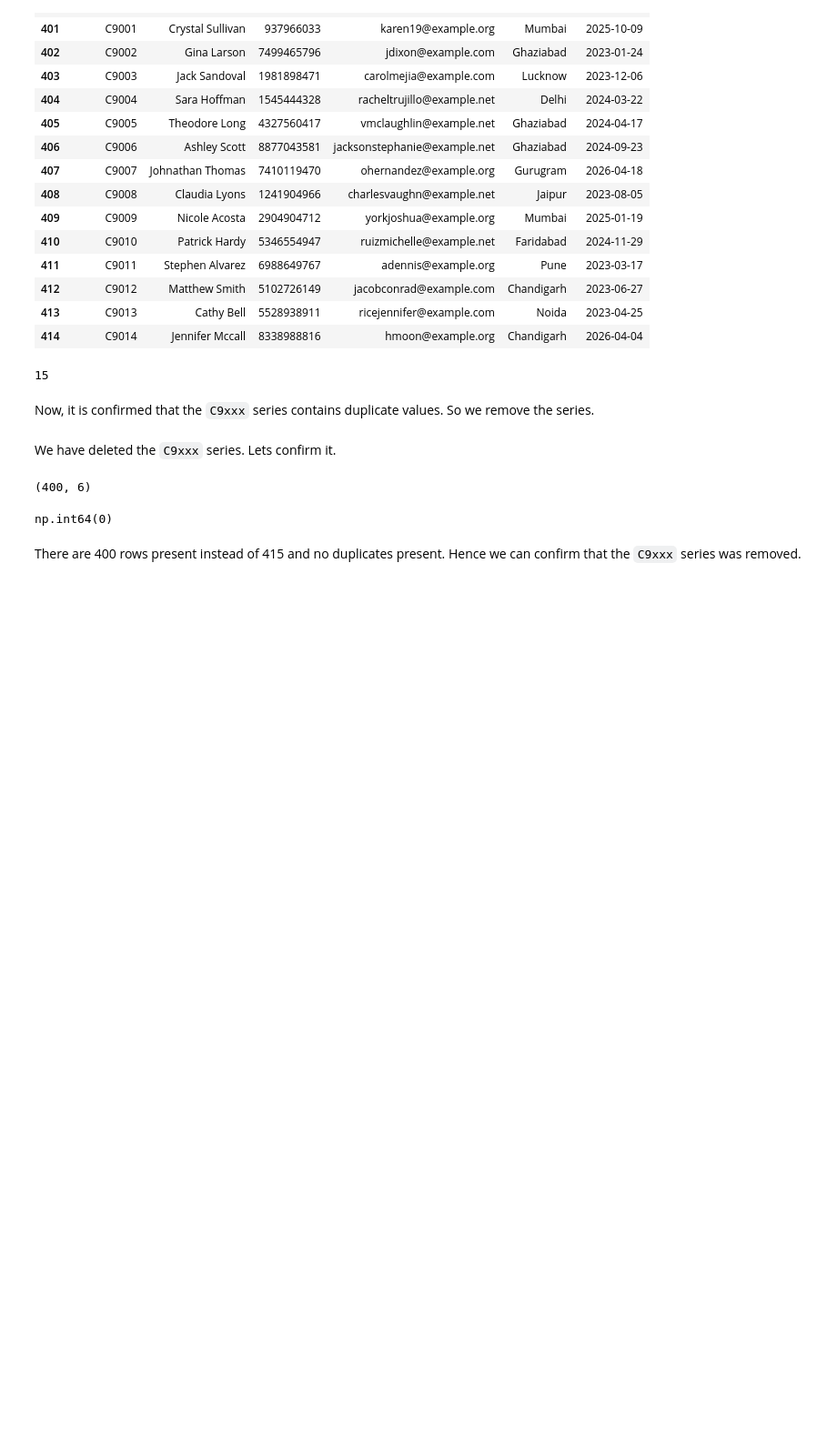
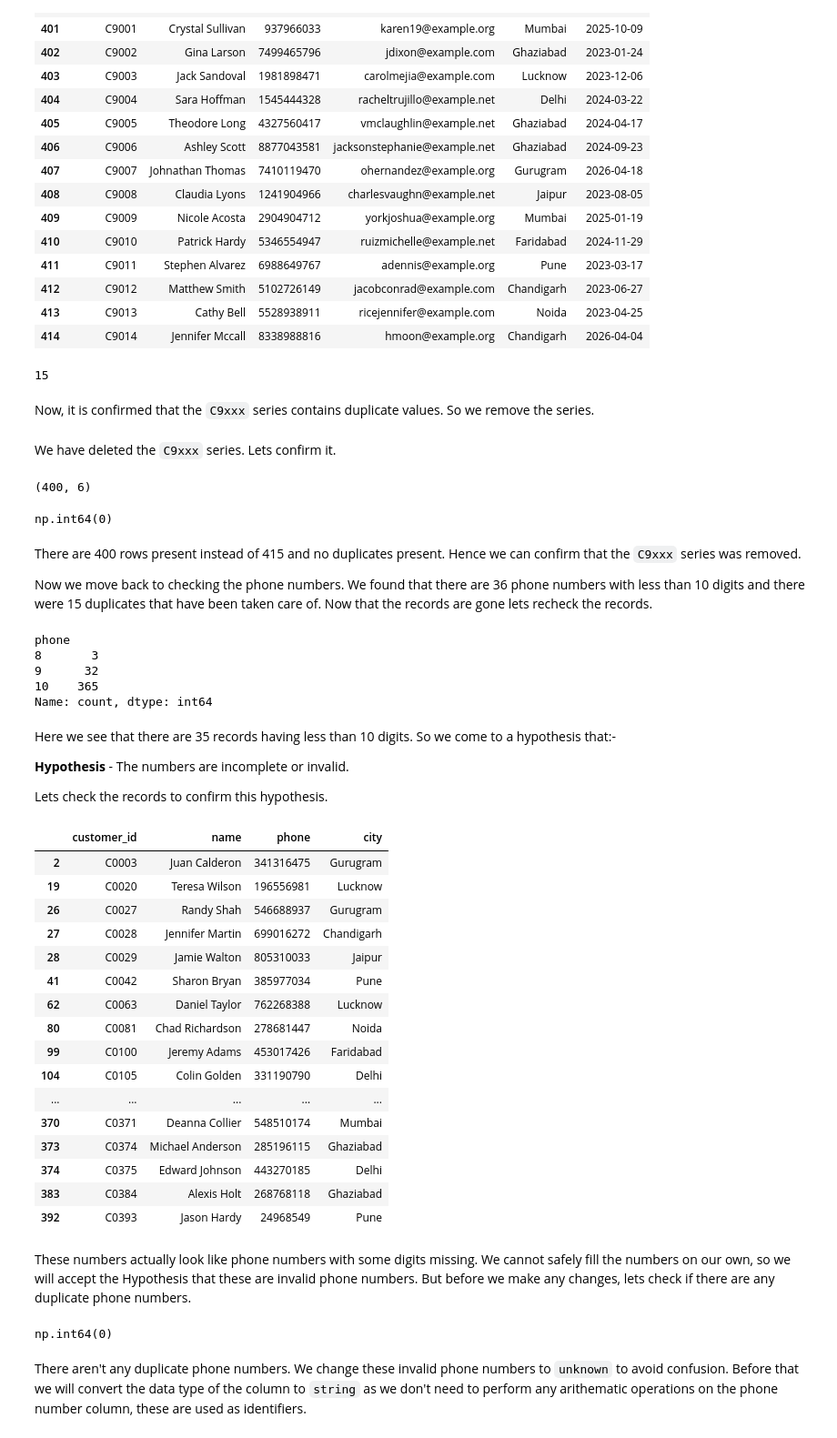
Before and after one commit to Namishkaushik/Projects, a Jupyter notebook: Project-4 Vulcan/clean_data.ipynb, the cells around one changed output. Shown at 91% size. Drawn from its saved outputs; the diff is of its cells as text; code cells hidden in the pictures; blank space fills up the shorter version.

Commit message:
Refactor phone number handling in customers_clean DataFrame; replace invalid numbers with 'unknown' and ensure proper data type conversion.

```diff
--- a/Project-4 Vulcan/clean_data.ipynb
+++ b/Project-4 Vulcan/clean_data.ipynb
@@ -556,3 +556,47 @@ customers_clean.duplicated(subset=['name','phone','email','city','signup_date'])
 np.int64(0)
 # %% [markdown]
 There are 400 rows present instead of 415 and no duplicates present. Hence we can confirm that the `C9xxx` series was removed.
+
+Now we move back to checking the phone numbers. We found that there are 36 phone numbers with less than 10 digits and there were 15 duplicates that have been taken care of. Now that the records are gone lets recheck the records.
+# %%
+customers_clean['phone'].astype(str).str.len().value_counts().sort_index()
+# %% [output]
+phone
+8       3
+9      32
+10    365
+Name: count, dtype: int64
+# %% [markdown]
+Here we see that there are 35 records having less than 10 digits. So we come to a hypothesis that:-
+
+**Hypothesis** - The numbers are incomplete or invalid.
+
+Lets check the records to confirm this hypothesis.
+# %%
+customers_clean[customers_clean['phone'].astype(str).str.len()<10][['customer_id','name','phone','city']]
+# %% [output]
+|  | customer_id | name | phone | city |
+| 2 | C0003 | Juan Calderon | 341316475 | Gurugram |
+| 19 | C0020 | Teresa Wilson | 196556981 | Lucknow |
+| 26 | C0027 | Randy Shah | 546688937 | Gurugram |
+| 27 | C0028 | Jennifer Martin | 699016272 | Chandigarh |
+| 28 | C0029 | Jamie Walton | 805310033 | Jaipur |
+| 41 | C0042 | Sharon Bryan | 385977034 | Pune |
+| 62 | C0063 | Daniel Taylor | 762268388 | Lucknow |
+| 80 | C0081 | Chad Richardson | 278681447 | Noida |
+| 99 | C0100 | Jeremy Adams | 453017426 | Faridabad |
+| 104 | C0105 | Colin Golden | 331190790 | Delhi |
+| ... | ... | ... | ... | ... |
+| 370 | C0371 | Deanna Collier | 548510174 | Mumbai |
+| 373 | C0374 | Michael Anderson | 285196115 | Ghaziabad |
+| 374 | C0375 | Edward Johnson | 443270185 | Delhi |
+| 383 | C0384 | Alexis Holt | 268768118 | Ghaziabad |
+| 392 | C0393 | Jason Hardy | 24968549 | Pune |
+# %% [markdown]
+These numbers actually look like phone numbers with some digits missing. We cannot safely fill the numbers on our own, so we will accept the Hypothesis that these are invalid phone numbers. But before we make any changes, lets check if there are any duplicate phone numbers.
+# %%
+customers_clean.duplicated(subset='phone').sum()
+# %% [output]
+np.int64(0)
+# %% [markdown]
+There aren't any duplicate phone numbers. We change these invalid phone numbers to `unknown` to avoid confusion. Before that we will convert the data type of the column to `string` as we don't need to perform any arithematic operations on the phone number column, these are used as identifiers.
```
Also changed, not shown: parts of 3 cells of this notebook.
